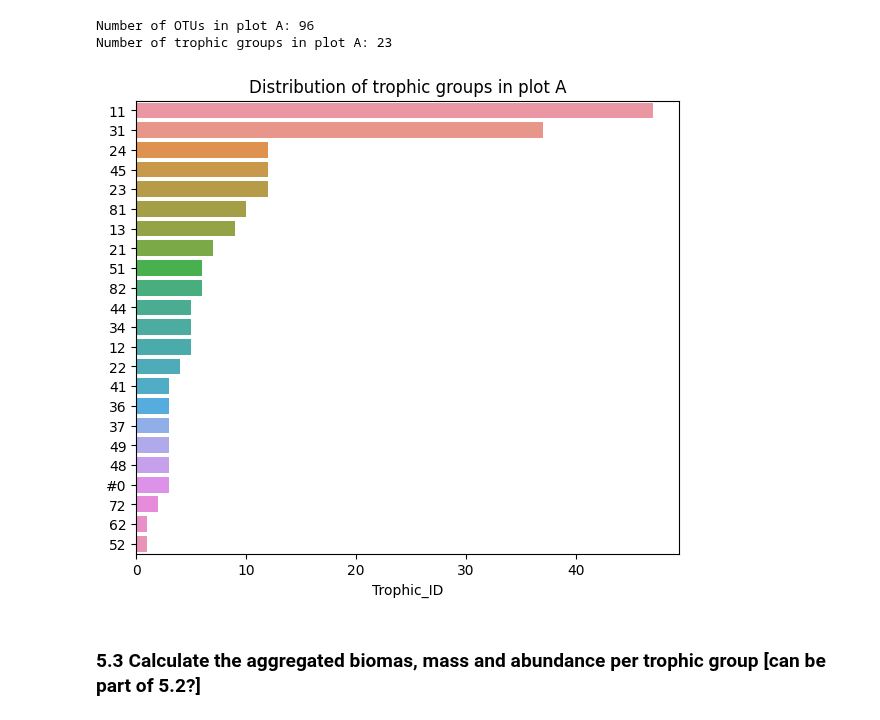
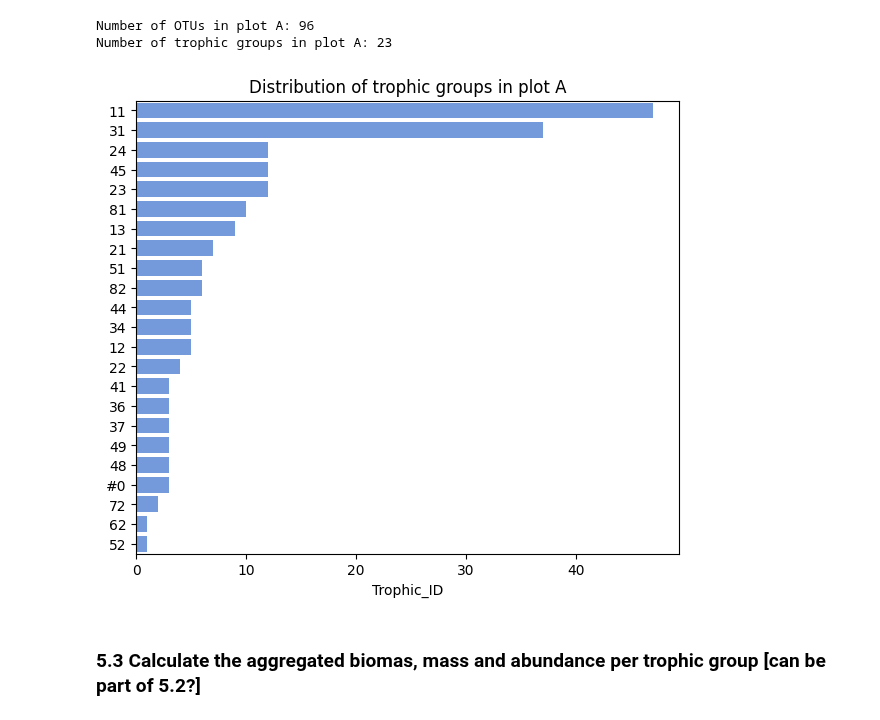
Before and after one commit to MartinMarzi/BEFANA, a Jupyter notebook: 4-adding experimental data.ipynb, the cells around one changed output. Drawn from its saved outputs; the diff is of its cells as text; code cells hidden in the pictures.

```diff
--- a/4-adding experimental data.ipynb
+++ b/4-adding experimental data.ipynb
@@ -51,10 +67,10 @@ Number of trophic groups in plot A: 23
 # %%
 # Should we plot distribution of trophic groups?
 fig, plot = plt.subplots(figsize = (7,6), dpi = 100)
-plot = sns.barplot(y=list(trophic_group_count.index), x=trophic_group_count)
+plot = sns.barplot(y=list(trophic_group_count.index), x=trophic_group_count, color='cornflowerblue')
 plot.set_title('Distribution of trophic groups in plot A', fontsize = 12);
 # %% [output]
-[figure, old version]
+[figure, new version]
 # %% [markdown]
 ### 5.3 Calculate the aggregated biomas, mass and abundance per trophic group [can be part of 5.2?]
 # %%
```
Also changed, not shown: parts of 7 cells of this notebook, 3 other files.
